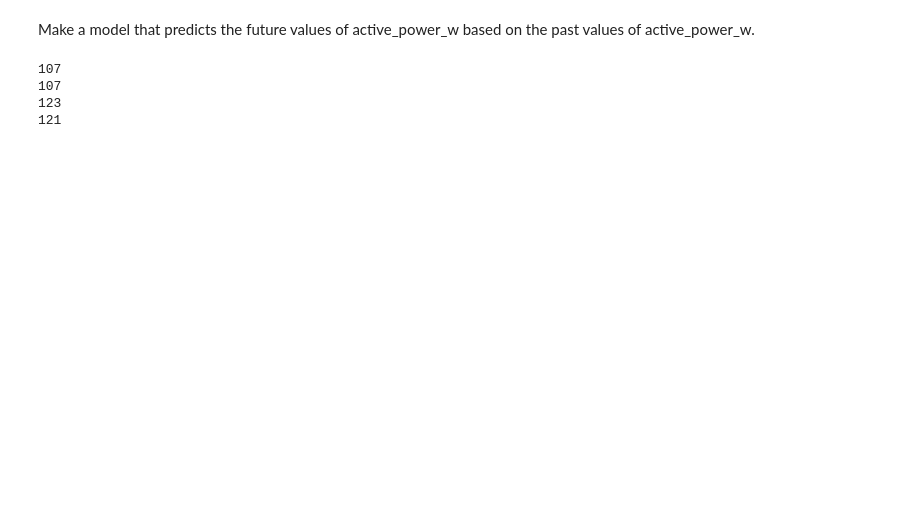
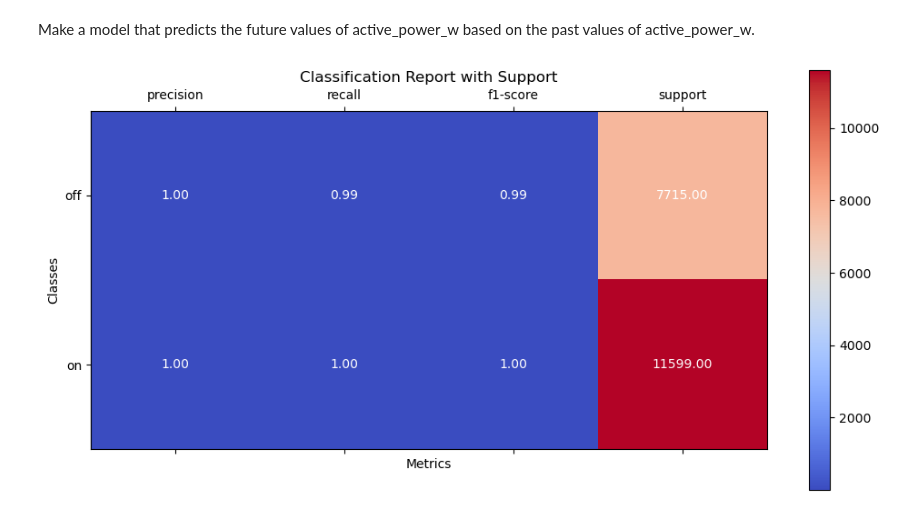
Before and after one commit to jcarter1028/v-research-interview, a Jupyter notebook: data_science/work.ipynb, the cells around one changed output. Drawn from its saved outputs; the diff is of its cells as text; code cells hidden in the pictures; blank space fills up the shorter version.

```diff
--- a/data_science/work.ipynb
+++ b/data_science/work.ipynb
@@ -249,8 +169,8 @@ See the caveats in the documentation: https://pandas.pydata.org/pandas-docs/stab
 # %%
 # Get the training and testing data ready for both models
 df_30_nonan = df_30.dropna(how='any') # Drop rows where there are nan values as the models won't know what to do with those
-#x = df_30_nonan[['cg_temperature_cel', 'on-off', 'delta_t_ms']]
-x = df_30_nonan[[ 'on-off']]
+x = df_30_nonan[['cg_temperature_cel', 'on-off', 'delta_t_ms']]
+#x = df_30_nonan[[ 'on-off']]
 active_power_y = df_30_nonan['active_power_on_off']
 output_voltage_y = df_30_nonan['output_voltage_on_off']
 output_current_y = df_30_nonan['output_current_on_off']
@@ -448,28 +327,31 @@ weighted avg       1.00      1.00      1.00     19314
 # %% [markdown]
 Make a model that predicts the future values of active_power_w based on the past values of active_power_w.
 # %%
-# Set index as date
-data = df_30_nonan.set_index('date')
-data = data.sort_index()
-
-
-# Get data where all with same data
-sample1 = df_30_nonan.loc[df['date'] == '2022-07-16 08:26:40']
-sample2 = df_30_nonan.loc[df['date'] == '2022-07-16 11:13:20']
-sample3 = df_30_nonan.loc[df['date'] == '2022-07-16 14:00:00']
-sample4 = df_30_nonan.loc[df['date'] == '2022-07-16 16:46:40']
-
-print(len(sample1))
-print(len(sample2))
-print(len(sample3))
-print(len(sample4))
-# define the model
+# model
 
 # train the model
 
 # evaluate the model
-# %% [output]
-107
-107
-123
-121
+# %%
+# Function to plot classification report with support
+def plot_classification_report_with_support(report):
+    #print()
+    labels = list(report.keys())[:-3]  # Exclude 'accuracy', 'macro avg', 'weighted avg'
+    metrics = ['precision', 'recall', 'f1-score', 'support']
+    data = np.array([[report[label][metric] for metric in metrics] for label in labels])
+    fig, ax = plt.subplots(figsize=(12, 6))
+    cax = ax.matshow(data, cmap='coolwarm')
+    plt.xticks(range(len(metrics)), metrics)
+    plt.yticks(range(len(labels)), labels)
+    plt.colorbar(cax)
+    # Adding the text
+    for (i, j), val in np.ndenumerate(data):
+        ax.text(j, i, f'{val:.2f}', ha='center', va='center', color='white')
+    plt.xlabel('Metrics')
+    plt.ylabel('Classes')
+    plt.title('Classification Report with Support')
+    plt.show()
+
+plot_classification_report_with_support(class_current)
+# %% [output]
+[figure, added]
```
Also changed, not shown: parts of 6 cells of this notebook, 15 other files.
